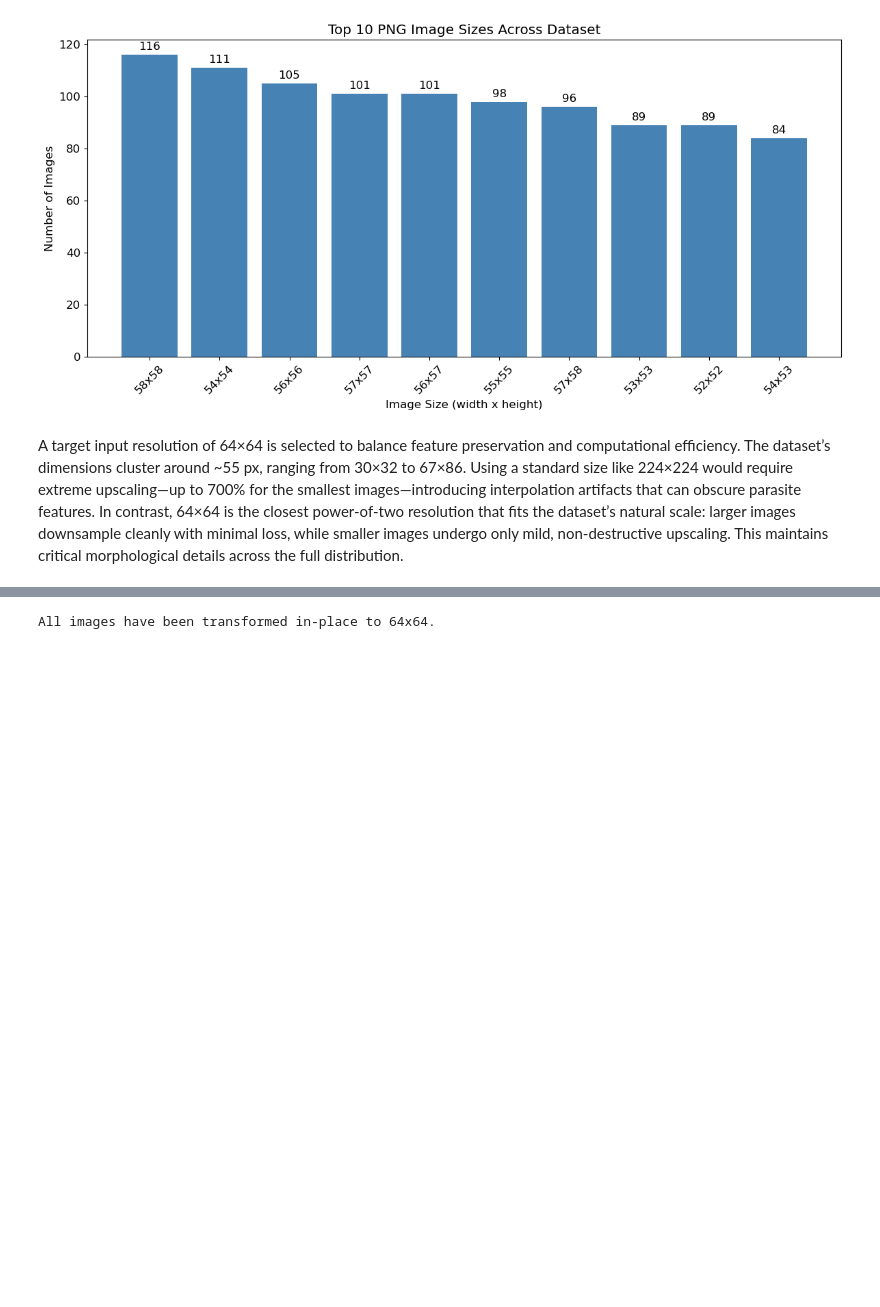
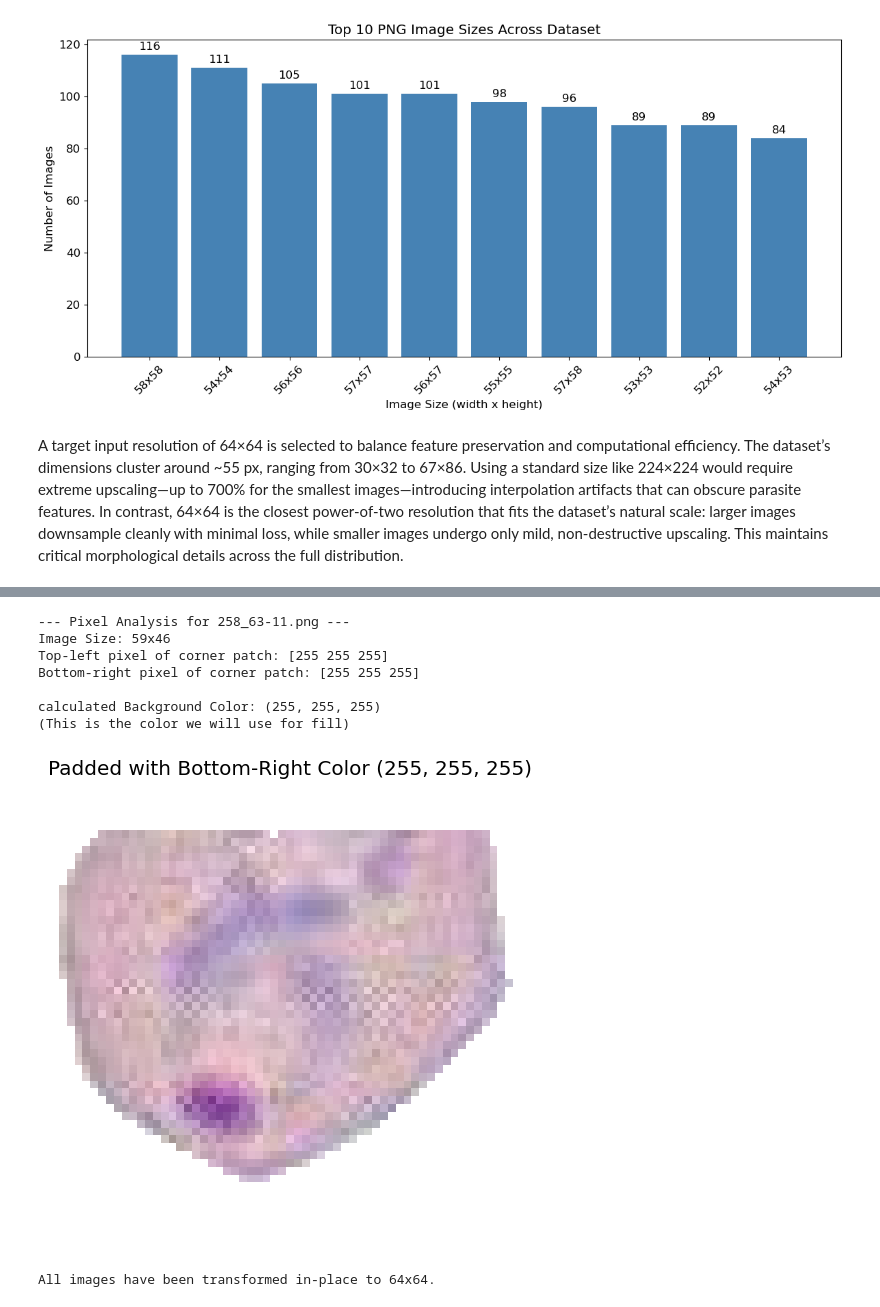
Before and after one commit to prajun7/ml-journey, a Jupyter notebook: MalariaDetection/MalariaDetection.ipynb, the cells around one changed output, grey strips where cells are left out. Cells and saved outputs as stored; diff of their text form; code cells hidden in the pictures; blank space fills up the shorter version.

```diff
--- a/MalariaDetection/MalariaDetection.ipynb
+++ b/MalariaDetection/MalariaDetection.ipynb
@@ -411,3 +413,58 @@ plt.show()
+# %%
+import numpy as np
+from PIL import Image
+import torchvision.transforms.functional as TF
+import matplotlib.pyplot as plt
+
+# 1. Load the specific image
+img_path = TRAIN_POSITIVE / '258_63-11.png'
+
+with Image.open(img_path) as img:
+    img_array = np.array(img)
+    h, w, c = img_array.shape
+
+    # 2. Inspect the Bottom-Right Corner (Last 5x5 pixels)
+    # We use negative indexing: -5: means "the last 5 pixels"
+    corner_patch = img_array[-5:, -5:]
+
+    print(f"--- Pixel Analysis for {img_path.name} ---")
+    print(f"Image Size: {w}x{h}")
+    print("Top-left pixel of corner patch:", corner_patch[0,0])
+    print("Bottom-right pixel of corner patch:", corner_patch[-1,-1])
+
+    # 3. Calculate the average color of just this corner
+    # axis=(0,1) averages the height and width, leaving the 3 RGB channels
+    corner_mean = np.mean(corner_patch, axis=(0,1)).astype(int)
+    corner_color_tuple = tuple(corner_mean)
+
+    print(f"\ncalculated Background Color: {corner_color_tuple}")
+    print("(This is the color we will use for fill)")
+
+    # 4. Apply Padding with this specific color
+    # Calculate padding amounts (same logic as before)
+    max_wh = max(w, h)
+    p_left, p_top = (max_wh - w) // 2, (max_wh - h) // 2
+    p_right, p_bottom = max_wh - w - p_left, max_wh - h - p_top
+    padding = (p_left, p_top, p_right, p_bottom)
+
+    # FILL with the calculated corner color
+    padded_img = TF.pad(img, padding, fill=corner_color_tuple)
+
+    # 5. Visualize
+    plt.figure(figsize=(6, 6))
+    plt.imshow(padded_img)
+    plt.title(f"Padded with Bottom-Right Color {corner_color_tuple}")
+    plt.axis('off')
+    plt.show()
+# %% [output]
+--- Pixel Analysis for 258_63-11.png ---
+Image Size: 59x46
+Top-left pixel of corner patch: [255 255 255]
+Bottom-right pixel of corner patch: [255 255 255]
+
+calculated Background Color: (255, 255, 255)
+(This is the color we will use for fill)
+[figure, added]
 # %%
 # Transform all images in-place to 64x64 using padding + resize
 import numpy as np
```
Also changed, not shown: parts of 1 cell of this notebook.
